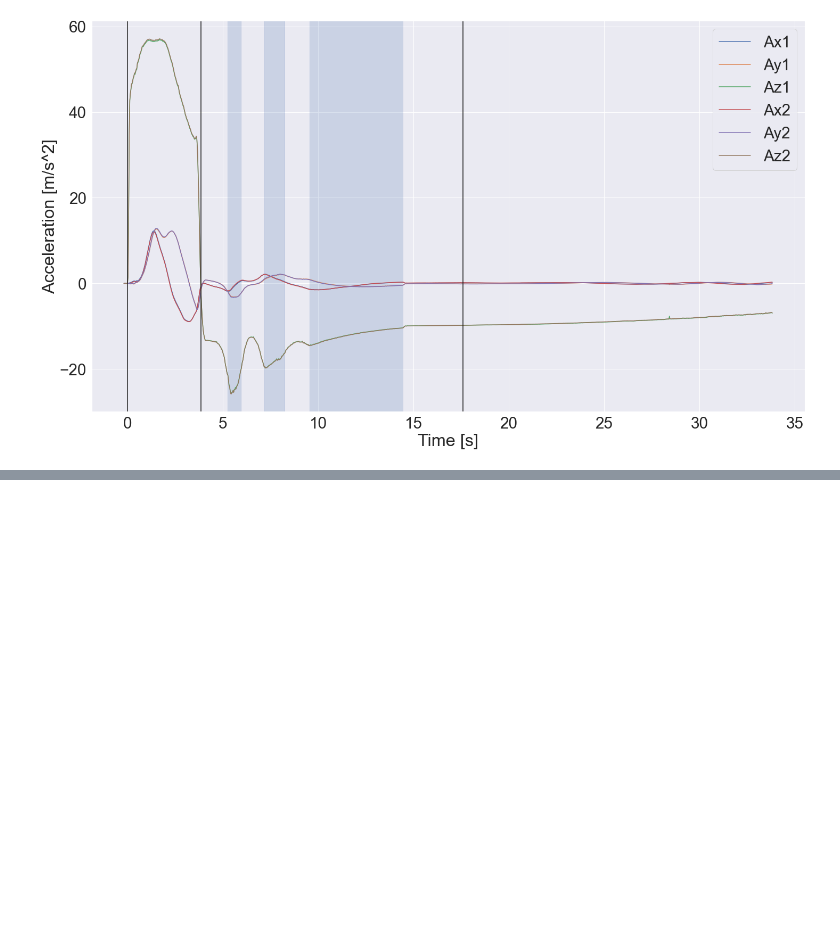
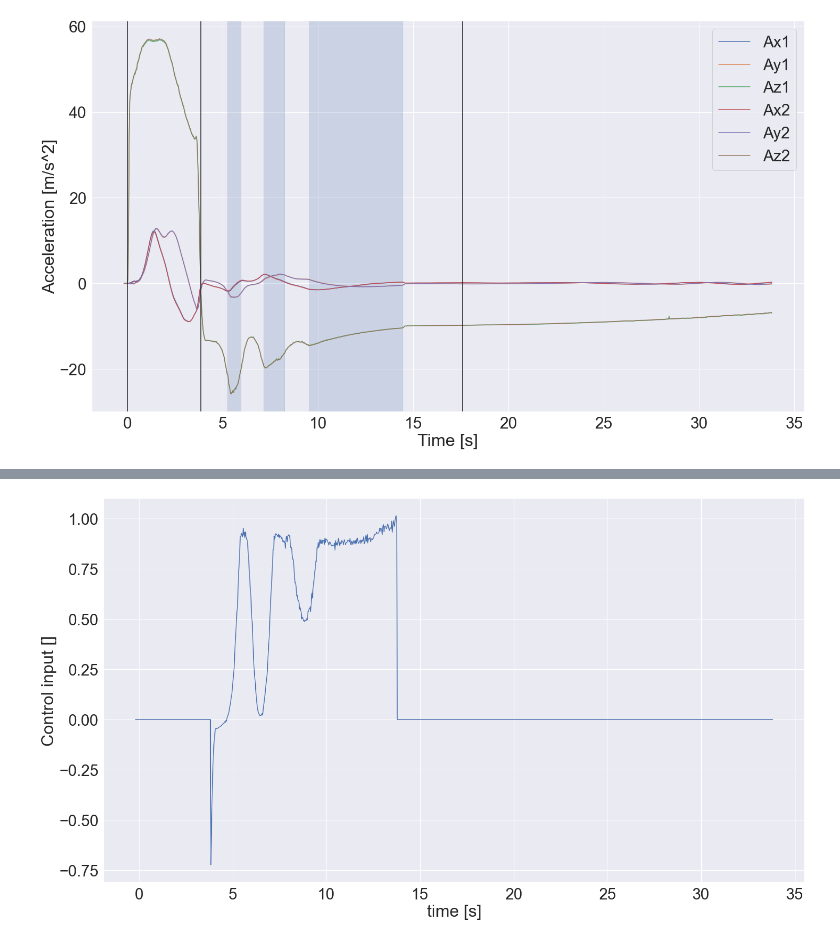
Before and after one commit to aris-space/euler-avionics, a Jupyter notebook: maiden_launch_analysis/maiden_launch_trajectory.ipynb, the cells around one changed output, grey strips where cells are left out. Cells and saved outputs as stored; diff of their text form; code cells hidden in the pictures; blank space fills up the shorter version.

Commit message:
added plotting of the control input

```diff
--- a/maiden_launch_analysis/maiden_launch_trajectory.ipynb
+++ b/maiden_launch_analysis/maiden_launch_trajectory.ipynb
@@ -244,8 +244,8 @@ def get_velocity_and_position(t_array, RA_array, a_RA_array):
 
 a_RA_array1 = -combined["Ay_IMU1"]
 a_RA_array2 = -combined["Ay_IMU2"]
-t_array, X_array1, V_array1, A_array1 = get_velocity_and_position(combined["Time [s]"], RA_array1, a_RA_array1)
-t_array, X_array2, V_array2, A_array2 = get_velocity_and_position(combined["Time [s]"], RA_array2, a_RA_array2)
+t_array1, X_array1, V_array1, A_array1 = get_velocity_and_position(combined["Time [s]"], RA_array1, a_RA_array1)
+t_array2, X_array2, V_array2, A_array2 = get_velocity_and_position(combined["Time [s]"], RA_array2, a_RA_array2)
 
 def plot_3d_array(t_array, array, vector_type):
     comps = ["x","y","z"]
@@ -254,8 +254,8 @@ def plot_3d_array(t_array, array, vector_type):
         plt.xlabel("Time [s]")
 
 
-plot_3d_array(t_array, X_array1, vector_type="X1")
-plot_3d_array(t_array, X_array2, vector_type="X2")
+plot_3d_array(t_array1, X_array1, vector_type="X1")
+plot_3d_array(t_array2, X_array2, vector_type="X2")
 plt.ylabel("Position [m]")
 plt.axhline(alt_TD-alt_LR, color="r")
 plt.axhline(pos_TD-pos_LR, color="r")
@@ -266,15 +266,15 @@ plt.legend()
 plot_events(plt)
 plt.show()
 
-plot_3d_array(t_array, V_array1, vector_type="V1")
-plot_3d_array(t_array, V_array2, vector_type="V2")
+plot_3d_array(t_array1, V_array1, vector_type="V1")
+plot_3d_array(t_array2, V_array2, vector_type="V2")
 plt.ylabel("Velocity [m/s]")
 plt.legend()
 plot_events(plt)
 plt.show()
 
-plot_3d_array(t_array, A_array1, vector_type="A1")
-plot_3d_array(t_array, A_array2, vector_type="A2")
+plot_3d_array(t_array1, A_array1, vector_type="A1")
+plot_3d_array(t_array2, A_array2, vector_type="A2")
 plt.legend()
 plt.ylabel("Acceleration [m/s^2]")
 plot_events(plt)
@@ -283,3 +283,66 @@ plt.show()
 [figure]
 [figure]
 [figure]
+# %%
+# Control plots
+
+def compute_density(actual_temp):
+    Temp_grad = 0.0065
+    R_star = 8.3144598
+    M = 0.0289644
+    R = R_star / M
+    n = (-g / (Temp_grad * R)) - 1
+    Temp_0 = 273.15
+    Temp_g = 10
+    Temp_g = Temp_0 + Temp_g
+    rho_sea = 1.225
+    P_sea = 1.01325e5
+    Temp_sea = 288.15
+    Pressure_g = 85000
+    actual_temp = actual_temp + Temp_0
+
+    rho_g = rho_sea * ((Pressure_g / P_sea) * (Temp_sea / Temp_g))
+    rho = rho_g * (actual_temp / Temp_g) ** n
+    return rho
+
+def compute_speed_of_sound(actual_temp):
+    gamma = 1.4
+    R_star = 8.3144598
+    M = 0.0289644
+    R = R_star / M
+    Temp_0 = 273.15
+    actual_temp = actual_temp + Temp_0
+    return np.sqrt(gamma * R * actual_temp)
+
+def compute_control_input(acc, vel, temp, method='theoretical'):
+    if method == 'theoretical':
+        n = len(acc)
+        control_input = np.zeros(n)
+        ca_rocket = 0.26
+        mult_AB = 5.1
+        m_rocket_engineless = 31.5      # kg
+        A_ref_rocket = m.pi * (0.179/2)**2
+
+        control_activation_mach_number = 0.55
+        control_deactivation_mach_number = 0.1
+
+        for i in range(n):
+            speed_of_sound = compute_speed_of_sound(temp[i])
+            mach_number = vel[i] / speed_of_sound
+            if (control_deactivation_mach_number < mach_number < control_activation_mach_number) and acc[i] < 0:
+                rho = compute_density(actual_temp=temp[i])
+                control_input[i] = (-(acc[i] - g) * 2 * m_rocket_engineless /(rho * A_ref_rocket * ca_rocket * vel[i]**2) - 1)/(mult_AB - 1)
+    else:
+        raise Exception('Control input method not defined')
+
+    return control_input
+
+import math as m
+# First assumption: cd values known
+
+control_input = compute_control_input(acc=A_array1[:, 2], vel=V_array1[: ,2], temp=np.array(combined['Temperature [°C]']))
+
+plt.plot(t_array1, control_input)
+plt.xlabel('time [s]')
+plt.ylabel('Control input []')
+# %% [output]
@@ -285,0 +350 @@ plt.show()
+[figure, added]
```
Also changed, not shown: parts of 2 cells of this notebook.
